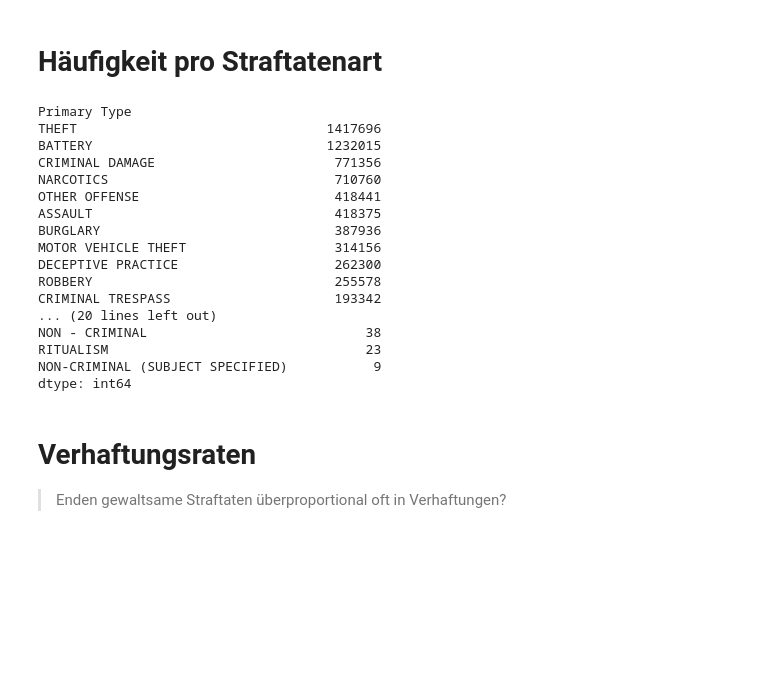
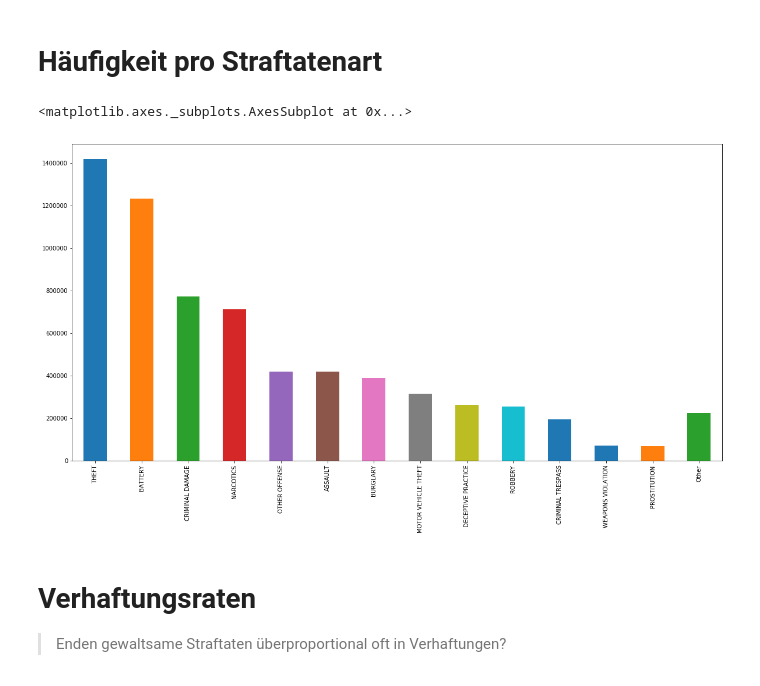
Before and after one commit to sambokai/Chicago-Crime-EDA, a Jupyter notebook: EDA.ipynb, the cells around one changed output. Cells and saved outputs as stored; diff of their text form; code cells hidden in the pictures; blank space fills up the shorter version.

```diff
--- a/EDA.ipynb
+++ b/EDA.ipynb
@@ -58,22 +63,15 @@ beats_map = beats_map[beats_map.district != '31']
 # %% [markdown]
 # Häufigkeit pro Straftatenart
-# %%
-crimes.groupby(crimes['Primary Type']).size().sort_values(ascending=False)
-# %% [output]
-Primary Type
-THEFT                                1417696
-BATTERY                              1232015
-CRIMINAL DAMAGE                       771356
-NARCOTICS                             710760
-OTHER OFFENSE                         418441
-ASSAULT                               418375
-BURGLARY                              387936
-MOTOR VEHICLE THEFT                   314156
-DECEPTIVE PRACTICE                    262300
-ROBBERY                               255578
-CRIMINAL TRESPASS                     193342
-... (20 lines left out)
-NON - CRIMINAL                            38
-RITUALISM                                 23
-NON-CRIMINAL (SUBJECT SPECIFIED)           9
-dtype: int64
+# %%
+c = crimes
+c = c.groupby(crimes['Primary Type']).size().sort_values(ascending=False)
+
+other = pd.Series(c[13:].sum())
+other.index = other.index[:-1].append(pd.Index(['Other']))
+
+c = c[0:13].append(other)
+
+c.plot(figsize=(20,10), kind='bar')
+# %% [output]
+<matplotlib.axes._subplots.AxesSubplot at 0x...>
+[figure, added]
```
Also changed, not shown: parts of 19 cells of this notebook, 1 other file.
